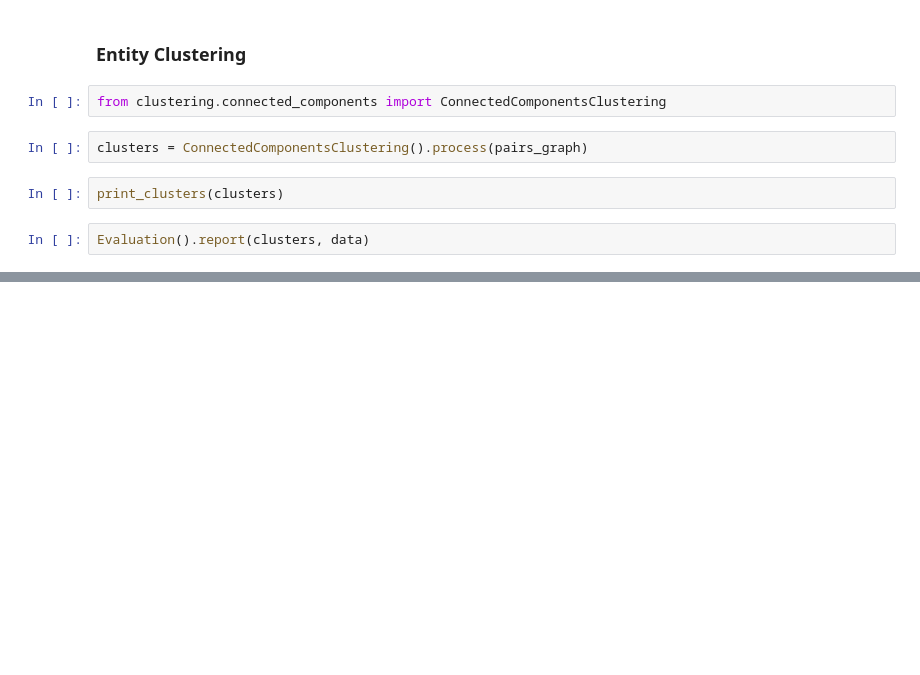
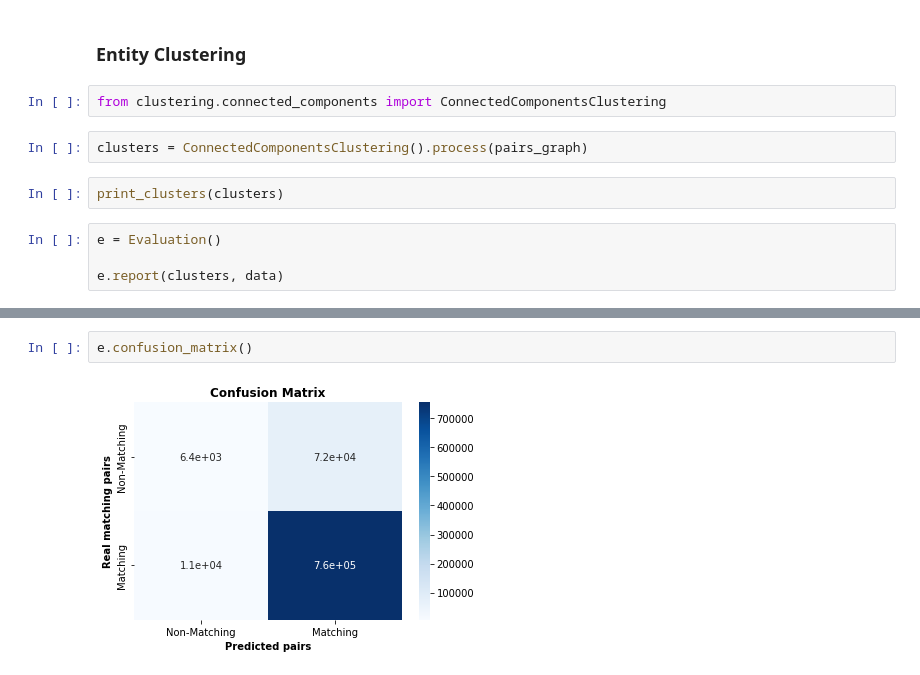
Before and after one commit to ilias6/Parallel-pyJedAI, a Jupyter notebook: src/dirty_er.ipynb, the cells around one changed output, grey strips where cells are left out. Saved outputs shown, nothing was run; the diff lists cells and outputs as text; blank space fills up the shorter version.

Commit message:
created confusion matrix

```diff
--- a/src/dirty_er.ipynb
+++ b/src/dirty_er.ipynb
@@ -307,7 +307,9 @@ clusters = ConnectedComponentsClustering().process(pairs_graph)
 # %%
 print_clusters(clusters)
 # %%
-Evaluation().report(clusters, data)
+e = Evaluation()
+
+e.report(clusters, data)
 # %% [output]
 +-----------------------------+
  > Evaluation
@@ -323,3 +350,7 @@ False negative: 10834
+# %%
+e.confusion_matrix()
+# %% [output]
+[figure, added]
 # %% [markdown]
 ## WorkFlow 2
 
```
Also changed, not shown: parts of 3 cells of this notebook, 2 other files.
